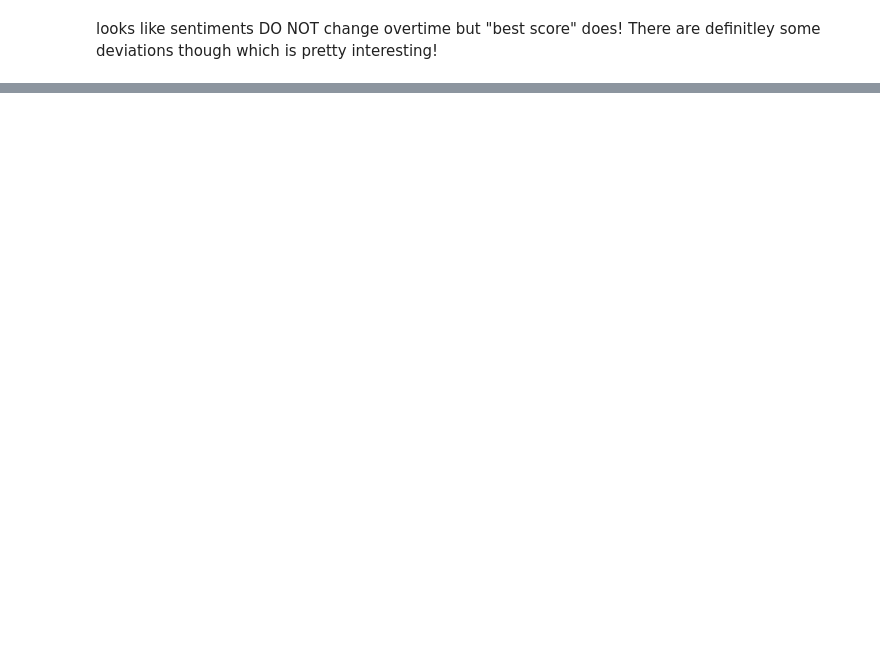
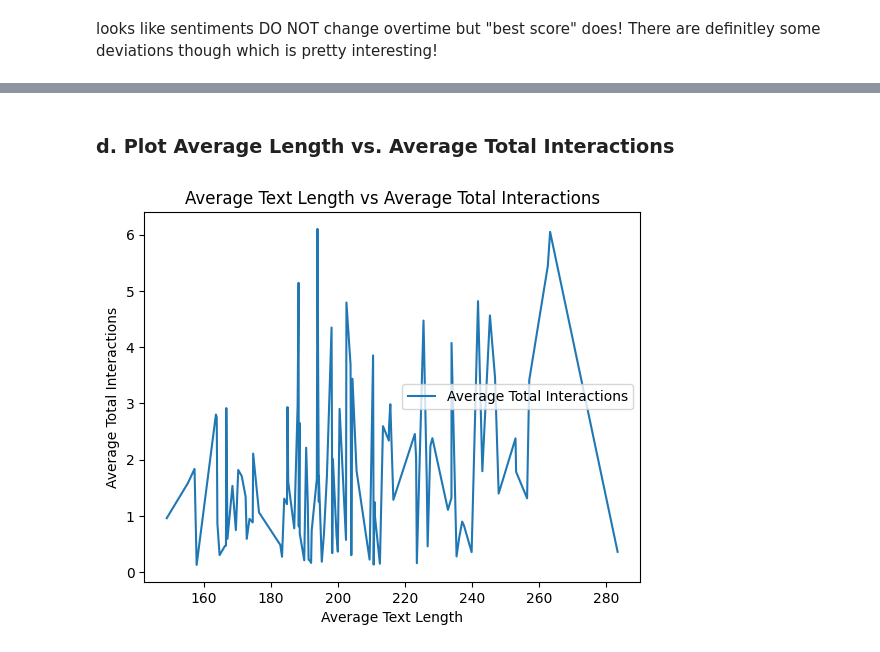
Before and after one commit to victoriab027/RecipeReviews, a Jupyter notebook: notebook.ipynb, the cells around one changed output, grey strips where cells are left out. Saved outputs shown, nothing was run; the diff lists cells and outputs as text; code cells hidden in the pictures; blank space fills up the shorter version.

```diff
--- a/notebook.ipynb
+++ b/notebook.ipynb
@@ -193,0 +287,15 @@ looks like sentiments DO NOT change overtime but "best score" does! There are de
+# %% [markdown]
+### d. Plot Average Length vs. Average Total Interactions
+# %%
+plt.plot(sorted_avg_length['avg_length'], sorted_avg_length['avg_total_interactions'], label='Average Total Interactions')
+
+# Adding labels and title
+plt.xlabel('Average Text Length')
+plt.ylabel('Average Total Interactions')
+plt.title('Average Text Length vs Average Total Interactions')
+plt.legend()
+
+# Show plot
+plt.show()
+# %% [output]
+[figure, added]
```
Also changed, not shown: parts of 61 cells of this notebook.
